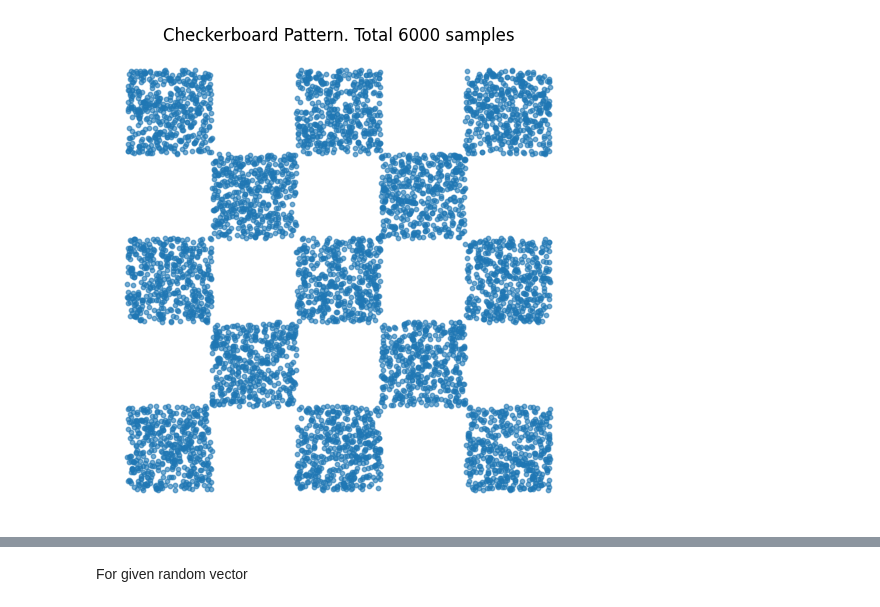
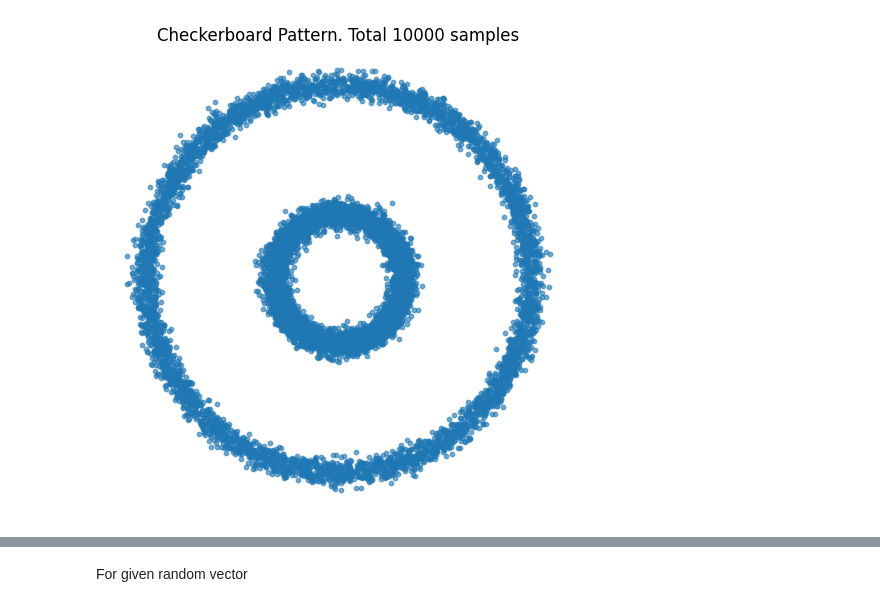
Before and after one commit to Kemsekov/One-Step-Exact-Likelihood-FlowMatching, a Jupyter notebook: checkerboard.ipynb, the cells around one changed output, grey strips where cells are left out. Saved outputs shown, nothing was run; the diff lists cells and outputs as text; code cells hidden in the pictures.

```diff
--- a/checkerboard.ipynb
+++ b/checkerboard.ipynb
@@ -41,34 +41,89 @@ def checkerboard(n, grid_size=4):
                     X.append([x, y_coord])
                     y.append(0)
                     count_class_0 += 1
 
     # Generate points for class 1 (odd sum of grid coordinates)
     count_class_1 = 0
     while count_class_1 < points_per_class:
         for i in range(grid_size):
             for j in range(grid_size):
                 if (i + j) % 2 == 1 and count_class_1 < points_per_class:
                     # Generate point within this square
                     x = np.random.uniform(j, j + 1)
                     y_coord = np.random.uniform(i, i + 1)
                     X.append([x, y_coord])
                     y.append(1)
                     count_class_1 += 1
 
     return np.array(X)[np.array(y)==0]
 
+def concentric_circles(n, inner_radius=1.0, outer_radius=3.0, noise=0.1):
+    """
+    Generate a concentric circles (circle inside of a circle) dataset.
+
+    Parameters:
+    -----------
+    n : int
+        Total number of samples to generate (evenly split between classes)
+    inner_radius : float
+        The base radius of the inner circle (Class 0)
+    outer_radius : float
+        The base radius of the outer circle (Class 1)
+    noise : float
+        Standard deviation of Gaussian noise added to the coordinates
+
+    Returns:
+    --------
+    X : ndarray of shape (n, 2)
+        Feature matrix with 2D coordinates
+    y : ndarray of shape (n,)
+        Binary labels (0 for inner circle, 1 for outer circle)
+    """
+    points_per_class = n // 2
+
+    # Generate random angles for all points
+    theta_inner = np.random.uniform(0, 2 * np.pi, points_per_class)
+    theta_outer = np.random.uniform(0, 2 * np.pi, points_per_class)
+
+    # Convert polar to Cartesian for inner circle (Class 0)
+    x_inner = inner_radius * np.cos(theta_inner)
+    y_inner = inner_radius * np.sin(theta_inner)
+
+    # Convert polar to Cartesian for outer circle (Class 1)
+    x_outer = outer_radius * np.cos(theta_outer)
+    y_outer = outer_radius * np.sin(theta_outer)
+
+    # Stack features into separate class arrays
+    X_inner = np.vstack((x_inner, y_inner)).T
+    X_outer = np.vstack((x_outer, y_outer)).T
+
+    # Combine classes into single feature matrix X and label vector y
+    X = np.vstack((X_inner, X_outer))
+    y = np.hstack((np.zeros(points_per_class), np.ones(points_per_class)))
+
+    # Add Gaussian noise if specified
+    if noise > 0:
+        X += np.random.normal(0, noise, X.shape)
+
+    # Shuffle the dataset so rows aren't ordered by class
+    indices = np.arange(n)
+    np.random.shuffle(indices)
+
+    return X[indices], y[indices].astype(int)
+
 # Generate and plot
 data = checkerboard(12000, grid_size=5)
+data = concentric_circles(10000)[0]
 data = torch.tensor(data).float()
 data-=data.mean()
 data/=data.std()
 plt.figure(figsize=(6,6))
 plt.scatter(data[:, 0], data[:, 1], alpha=0.6, s=10)
 plt.title(f'Checkerboard Pattern. Total {len(data)} samples')
 plt.axis("off")
 plt.show()
 # %% [output]
-[figure, old version]
+[figure, new version]
 # %%
 from kemsekov_torch.flow_matching import FlowModel1d
 
```
Also changed, not shown: parts of 16 cells of this notebook, 2 other files.
